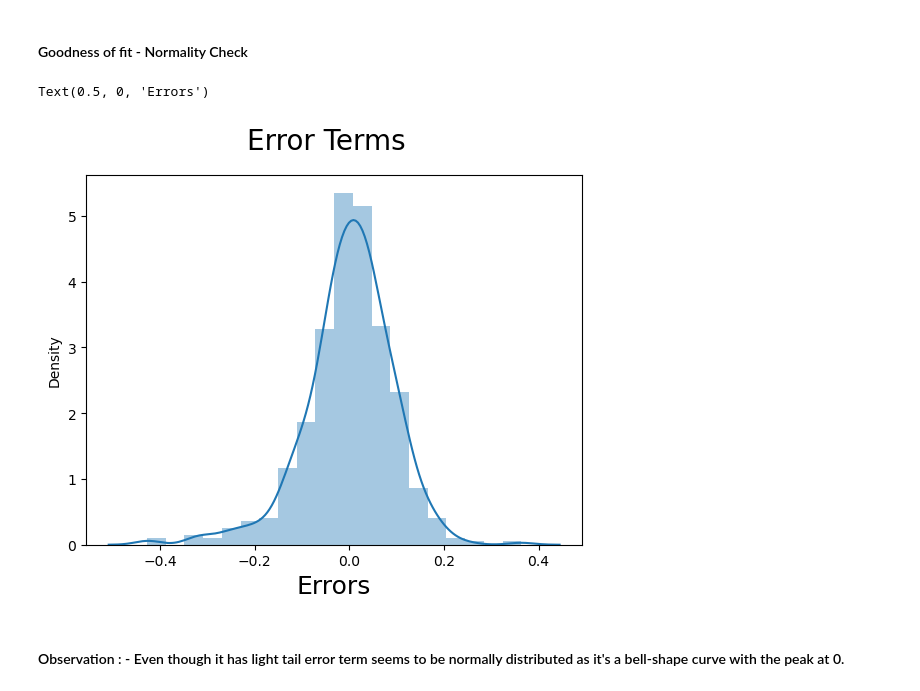
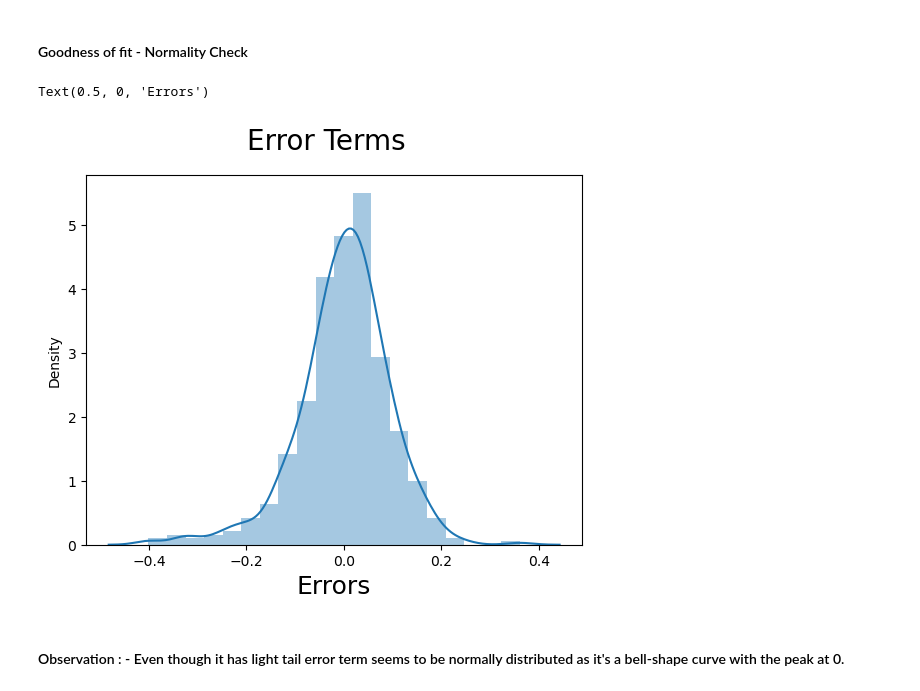
Before and after one commit to abhi-singh-123/bike-sharing-case-study, a Jupyter notebook: Linear_Regression_Assignment.ipynb, the cells around one changed output. Saved outputs shown, nothing was run; the diff lists cells and outputs as text; code cells hidden in the pictures.

```diff
--- a/Linear_Regression_Assignment.ipynb
+++ b/Linear_Regression_Assignment.ipynb
@@ -612,0 +854,3 @@ Covariance Type:                  HC1
+# %%
+X_train_model_13 =  X_train_model_12.drop(columns=['Day_Wed'], axis =1)
+create_model_calc_vif(X_train_model_13,y_train)
@@ -612,0 +875,3 @@ Covariance Type:                  HC1
+# %%
+X_train_model_14 =  X_train_model_13.drop(columns=['Month_Mar'], axis =1)
+create_model_calc_vif(X_train_model_14,y_train)
@@ -612,0 +896,3 @@ Covariance Type:                  HC1
+# %%
+X_train_model_15 =  X_train_model_14.drop(columns=['Day_Tue'], axis =1)
+create_model_calc_vif(X_train_model_15,y_train)
@@ -612,0 +917,3 @@ Covariance Type:                  HC1
+# %%
+X_train_model_16 =  X_train_model_15.drop(columns=['Day_Thu'], axis =1)
+create_model_calc_vif(X_train_model_16,y_train)
@@ -616,17 +941,17 @@ Covariance Type:                  HC1
 #### Goodness of fit - Normality Check
 # %%
 # Plot the histogram of the error terms
-X_train_final = X_train_rfe_model_2
+X_train_final = X_train_model_16
 X_train_rfe_model_final = sm.add_constant(X_train_final)
 lm_final = sm.OLS(y_train,X_train_rfe_model_final).fit()
 y_train_pred_final = lm_final.predict(X_train_rfe_model_final)
 fig = plt.figure()
 sns.distplot((y_train - y_train_pred_final), bins = 20)
 fig.suptitle('Error Terms', fontsize = 20)                  # Plot heading
 plt.xlabel('Errors', fontsize = 18)                         # X-label
 # %% [output]
 Text(0.5, 0, 'Errors')
-[figure, old version]
+[figure, new version]
 # %% [markdown]
 #### Observation : - Even though it has light tail error term seems to be normally distributed as it's a bell-shape curve with the peak at 0.
 # %%
```
Also changed, not shown: parts of 47 cells of this notebook.
